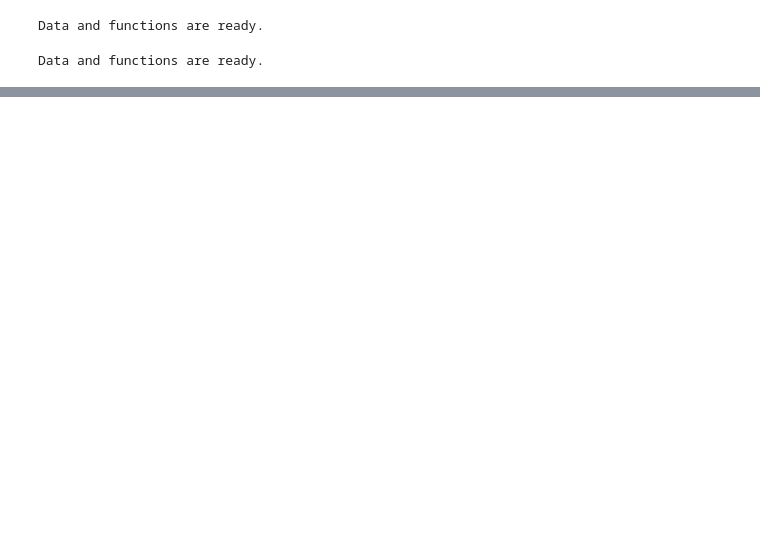
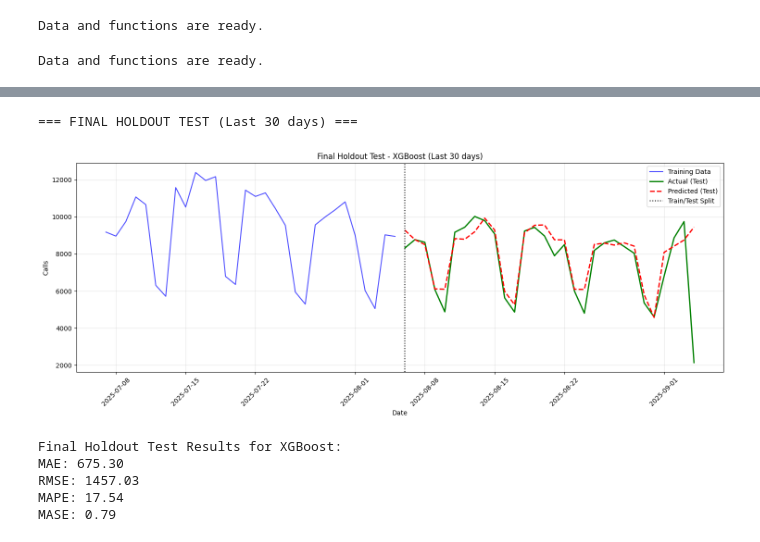
Before and after one commit to john-d-noble/callcenter, a Jupyter notebook: CB_Step_3_Classical_Time_Series_&_Machine_Learning_Models_.ipynb, the cells around one changed output, grey strips where cells are left out. Saved outputs shown, nothing was run; the diff lists cells and outputs as text; code cells hidden in the pictures; blank space fills up the shorter version.

```diff
--- a/CB_Step_3_Classical_Time_Series_&_Machine_Learning_Models_.ipynb
+++ b/CB_Step_3_Classical_Time_Series_&_Machine_Learning_Models_.ipynb
@@ -320,0 +766,65 @@ Prophet       3983.689730  4424.119265  53.967103  4.642995
+# %%
+# --- Step 9: Out-of-Sample Testing on Most Recent Data ---
+
+def final_holdout_test(X, y, model, test_size=30):
+    """Final test on most recent data (holdout set)"""
+    split_idx = len(X) - test_size
+
+    X_train_final = X.iloc[:split_idx]
+    y_train_final = y.iloc[:split_idx]
+    X_test_final = X.iloc[split_idx:]
+    y_test_final = y.iloc[split_idx:]
+
+    # Train final model
+    final_model = model.__class__(**model.get_params())
+    final_model.fit(X_train_final, y_train_final)
+
+    # Make predictions
+    y_pred_final = final_model.predict(X_test_final)
+
+    # Calculate metrics
+    final_metrics = calculate_metrics(y_test_final.values, y_pred_final)
+
+    # Plot results
+    plt.figure(figsize=(15, 6))
+
+    # Plot last 60 days for context
+    context_start = max(0, split_idx - 30)
+    context_dates = y.index[context_start:]
+    context_actual = y.iloc[context_start:]
+
+    plt.plot(context_dates[:split_idx-context_start],
+             context_actual.iloc[:split_idx-context_start],
+             label='Training Data', color='blue', alpha=0.7)
+    plt.plot(context_dates[split_idx-context_start:],
+             y_test_final.values,
+             label='Actual (Test)', color='green', linewidth=2)
+    plt.plot(context_dates[split_idx-context_start:],
+             y_pred_final,
+             label='Predicted (Test)', color='red', linewidth=2, linestyle='--')
+
+    plt.axvline(x=y.index[split_idx], color='black', linestyle=':', label='Train/Test Split')
+    plt.title(f'Final Holdout Test - {champion_name} (Last {test_size} days)')
+    plt.xlabel('Date')
+    plt.ylabel('Calls')
+    plt.legend()
+    plt.xticks(rotation=45)
+    plt.grid(True, alpha=0.3)
+    plt.tight_layout()
+    plt.show()
+
+    return final_metrics, final_model, y_pred_final
+
+print(f"\n=== FINAL HOLDOUT TEST (Last 30 days) ===")
+final_metrics, final_model, y_pred_final = final_holdout_test(X, y, champion_fitted, test_size=30)
+print(f"\nFinal Holdout Test Results for {champion_name}:")
+for metric, value in final_metrics.items():
+    print(f"{metric}: {value:.2f}")
+# %% [output]
+=== FINAL HOLDOUT TEST (Last 30 days) ===
+[figure, added]
+Final Holdout Test Results for XGBoost:
+MAE: 675.30
+RMSE: 1457.03
+MAPE: 17.54
+MASE: 0.79
```
Also changed, not shown: parts of 11 cells of this notebook.
